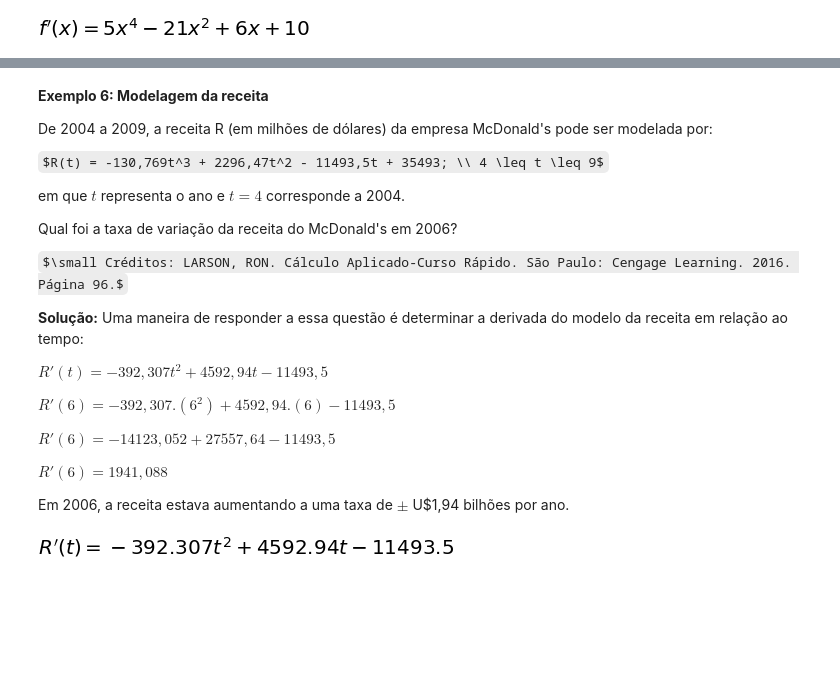
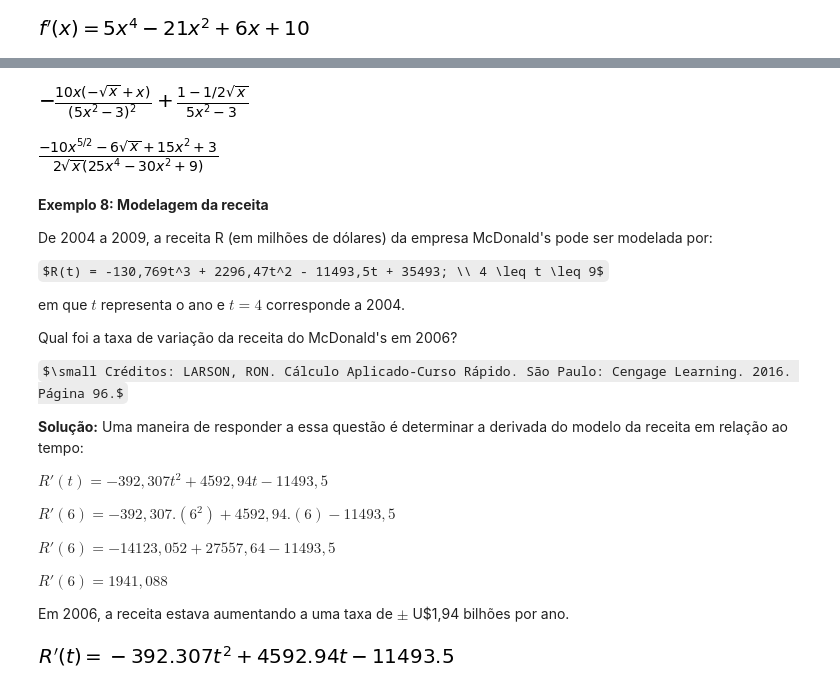
Before and after one commit to odilonjk/matematica, a Jupyter notebook: calculo/derivadas.ipynb, the cells around one changed output, grey strips where cells are left out. Saved outputs shown, nothing was run; the diff lists cells and outputs as text; code cells hidden in the pictures; some formulas as TeX source; blank space fills up the shorter version.

Commit message:
Adicionado exemplo utilizando raiz quadrada

```diff
--- a/calculo/derivadas.ipynb
+++ b/calculo/derivadas.ipynb
@@ -135,5 +169,14 @@ Simplificando o resultado:
+# %%
+def f(x): return (x - sqrt(x)) / (5*x**2 - 3)
+
+display(diff(f(x)))
+
+display(simplify(diff(f(x))))
+# %% [output]
+[figure, added]
+[figure, added]
 # %% [markdown]
-**Exemplo 6: Modelagem da receita**
+**Exemplo 8: Modelagem da receita**
 
 De 2004 a 2009, a receita R (em milhões de dólares) da empresa McDonald's pode ser modelada por:
 
```
Also changed, not shown: parts of 6 cells of this notebook.
